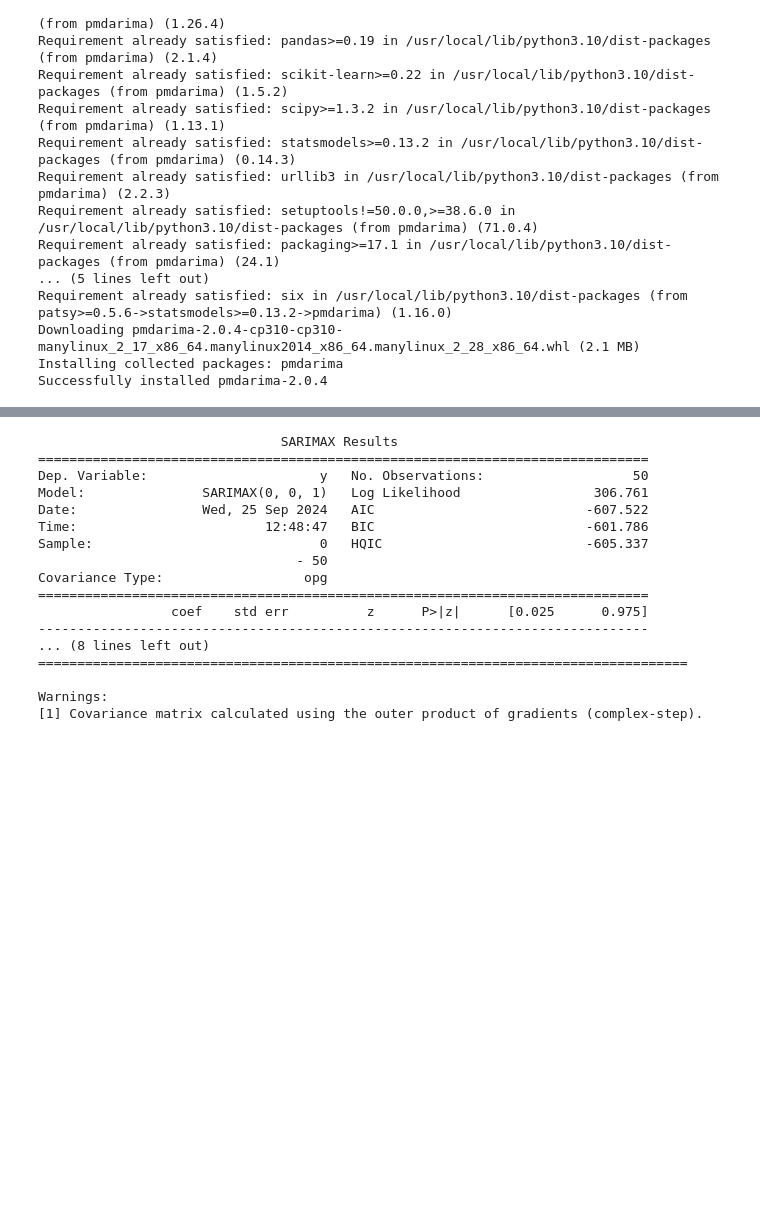
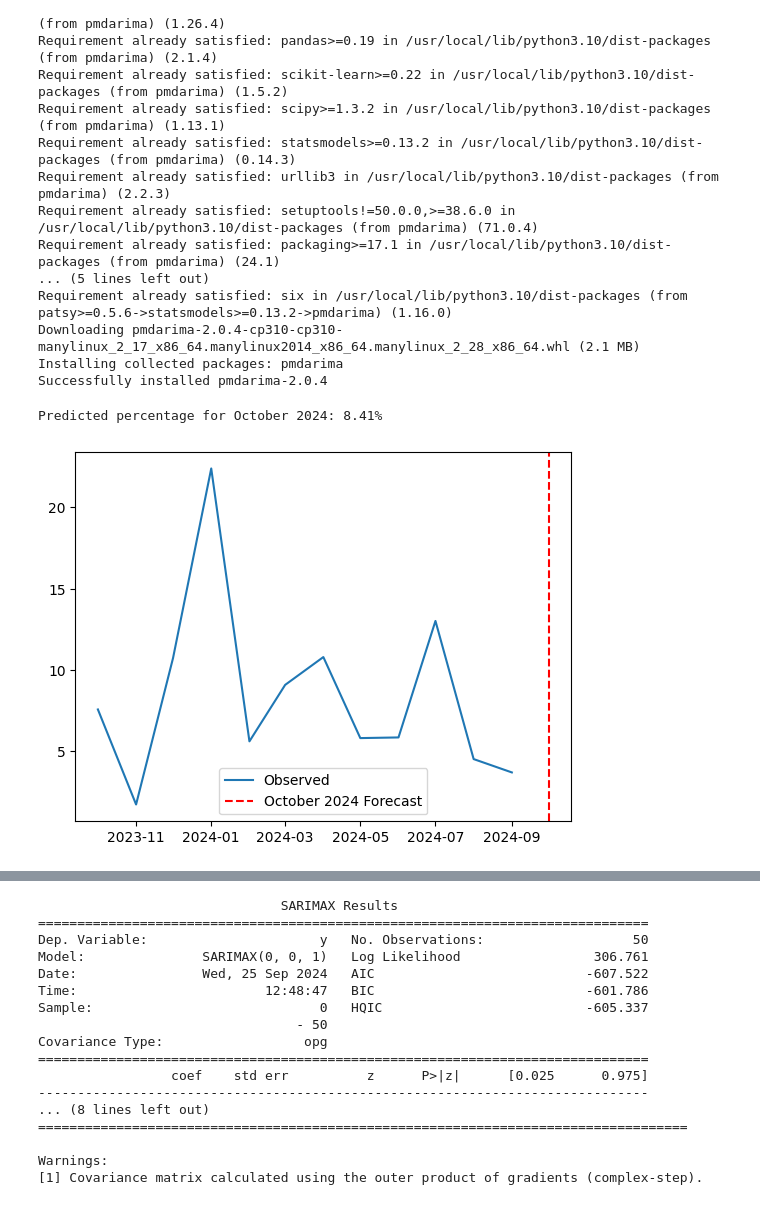
Before and after one commit to SoumyajeetM/ARIMA_Sales_Forecasting, a Jupyter notebook: ARIMA_Forecasting.ipynb, the cells around one changed output, grey strips where cells are left out. Drawn from its saved outputs; the diff is of its cells as text; code cells hidden in the pictures; blank space fills up the shorter version.

```diff
--- a/ARIMA_Forecasting.ipynb
+++ b/ARIMA_Forecasting.ipynb
@@ -20,3 +20,42 @@ Requirement already satisfied: six in /usr/local/lib/python3.10/dist-packages (f
 Downloading pmdarima-2.0.4-cp310-cp310-manylinux_2_17_x86_64.manylinux2014_x86_64.manylinux_2_28_x86_64.whl (2.1 MB)
 Installing collected packages: pmdarima
 Successfully installed pmdarima-2.0.4
+# %%
+import pandas as pd
+import numpy as np
+from statsmodels.tsa.arima.model import ARIMA
+import matplotlib.pyplot as plt
+
+# Data provided
+data = {
+    'Date': ['Dec-2023', 'Nov-2023', 'Oct-2023', 'Sep-2024', 'Aug-2024', 'Jul-2024',
+             'Jun-2024', 'May-2024', 'Apr-2024', 'Mar-2024', 'Feb-2024', 'Jan-2024'],
+    'Percentage': [10.74, 1.74, 7.58, 3.71, 4.53, 13.02, 5.86, 5.82, 10.80, 9.09, 5.62, 22.39]
+}
+
+# Convert data into DataFrame
+df = pd.DataFrame(data)
+df['Date'] = pd.to_datetime(df['Date'], format='%b-%Y')
+df.set_index('Date', inplace=True)
+
+# Sorting the DataFrame by Date
+df = df.sort_index()
+
+# Fit ARIMA model
+model = ARIMA(df['Percentage'], order=(1, 1, 1))  # Adjust p, d, q if needed
+model_fit = model.fit()
+
+# Forecast for October 2024 (which is one month ahead of Sep-2024)
+forecast = model_fit.forecast(steps=1)
+
+# Printing forecast result
+print(f"Predicted percentage for October 2024: {forecast.iloc[0]:.2f}%")
+
+# Optional: Plot the data and forecast
+plt.plot(df.index, df['Percentage'], label='Observed')
+plt.axvline(pd.Timestamp('2024-10-01'), color='red', linestyle='--', label='October 2024 Forecast')
+plt.legend()
+plt.show()
+# %% [output]
+Predicted percentage for October 2024: 8.41%
+[figure, added]
```
Also changed, not shown: parts of 12 cells of this notebook.
